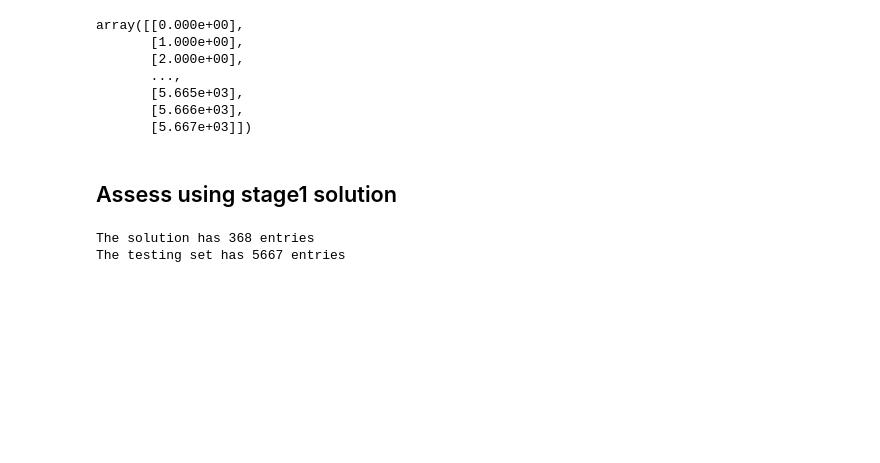
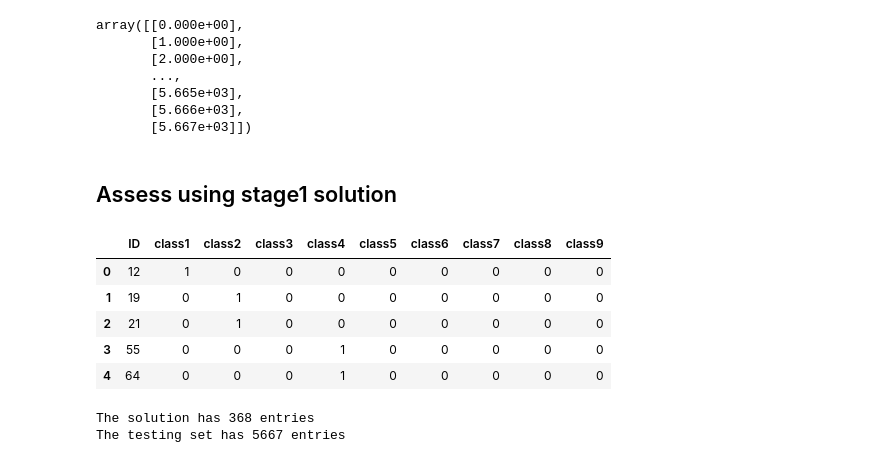
Before and after one commit to kfchou/PersonalizedMedicine, a Jupyter notebook: EDA.ipynb, the cells around one changed output. Cells and saved outputs as stored; diff of their text form; code cells hidden in the pictures; blank space fills up the shorter version.

```diff
--- a/EDA.ipynb
+++ b/EDA.ipynb
@@ -431,6 +440,15 @@ array([[0.000e+00],
 ## Assess using stage1 solution
 # %%
 solution = pd.read_csv('stage1_solution_filtered.csv')
+# %%
+solution.head()
+# %% [output]
+|  | ID | class1 | class2 | class3 | class4 | class5 | class6 | class7 | class8 | class9 |
+| 0 | 12 | 1 | 0 | 0 | 0 | 0 | 0 | 0 | 0 | 0 |
+| 1 | 19 | 0 | 1 | 0 | 0 | 0 | 0 | 0 | 0 | 0 |
+| 2 | 21 | 0 | 1 | 0 | 0 | 0 | 0 | 0 | 0 | 0 |
+| 3 | 55 | 0 | 0 | 0 | 1 | 0 | 0 | 0 | 0 | 0 |
+| 4 | 64 | 0 | 0 | 0 | 1 | 0 | 0 | 0 | 0 | 0 |
 # %%
 # build solution class
 sol_size = len(solution)
```
Also changed, not shown: parts of 4 cells of this notebook.
